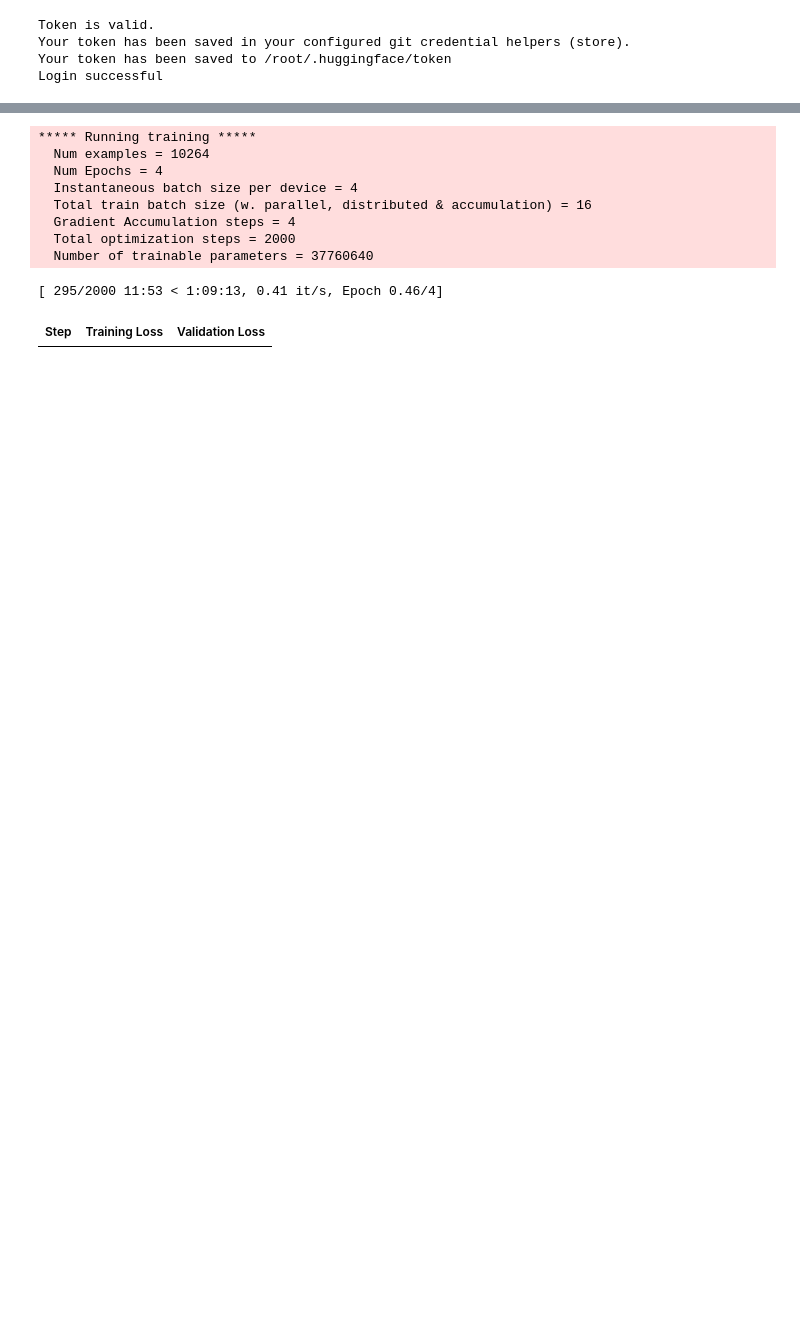
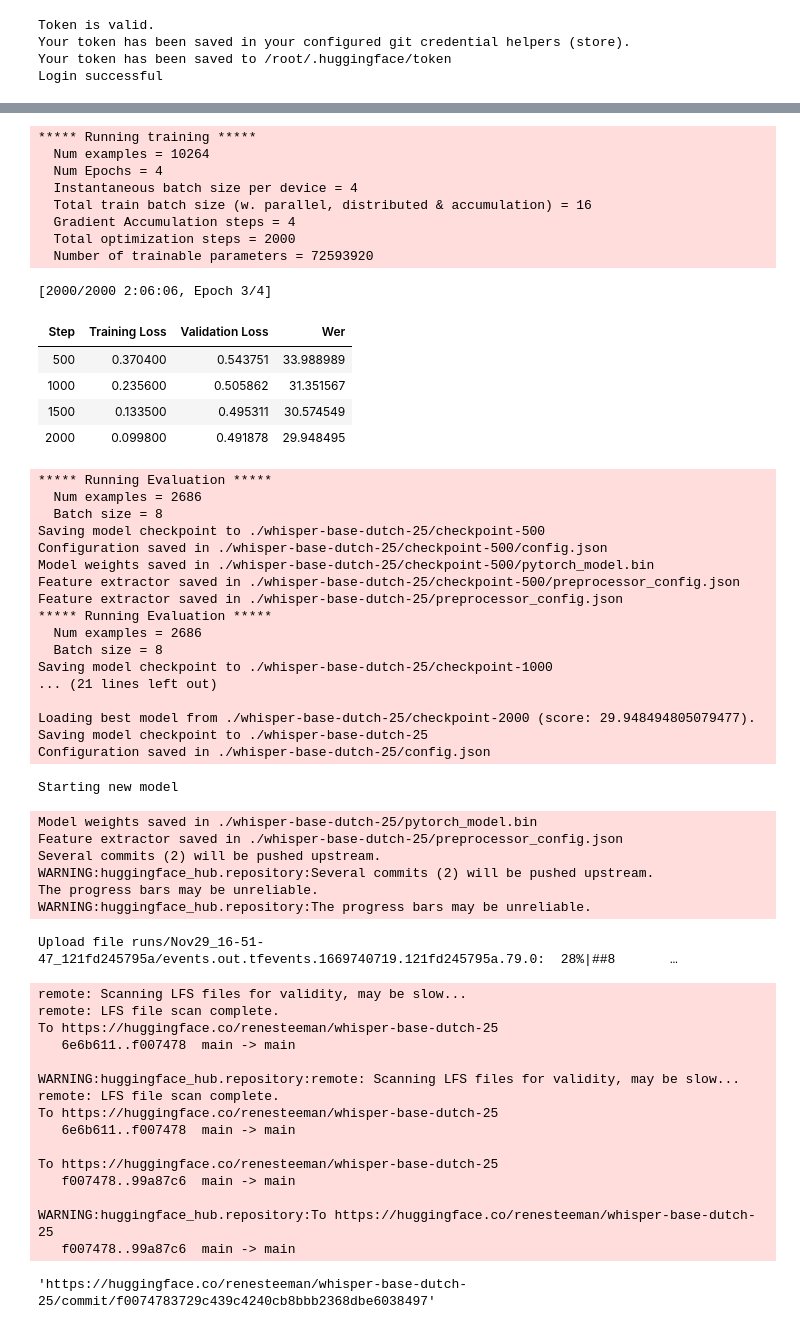
Before and after one commit to renesteeman/ScalableMLProject, a Jupyter notebook: Lab 2/model_training.ipynb, the cells around one changed output, grey strips where cells are left out. Saved outputs shown, nothing was run; the diff lists cells and outputs as text; code cells hidden in the pictures; blank space fills up the shorter version.

Commit message:
model 3

```diff
--- a/Lab 2/model_training.ipynb
+++ b/Lab 2/model_training.ipynb
@@ -59,16 +59,16 @@ Login successful
 # original (tiny-15): common_voice_processed.hf
 # tiny-25: common_voice_processed_tiny_25.hf
 # base-25: common_voice_processed_base_25.hf
-common_voice = load_from_disk("/content/drive/MyDrive/Scalable/lab2/common_voice_processed_tiny_25.hf")
+common_voice = load_from_disk("/content/drive/MyDrive/Scalable/lab2/common_voice_processed_base_25.hf")
 # %%
 # Load model
 # To improve performance, one could go for a larger model, but this would require a lot more time and resources to train
-feature_extractor = WhisperFeatureExtractor.from_pretrained("openai/whisper-tiny")
-tokenizer = WhisperTokenizer.from_pretrained("openai/whisper-tiny", language="Dutch", task="transcribe")
-processor = WhisperProcessor.from_pretrained("openai/whisper-tiny", language="Dutch", task="transcribe")
+feature_extractor = WhisperFeatureExtractor.from_pretrained("openai/whisper-base")
+tokenizer = WhisperTokenizer.from_pretrained("openai/whisper-base", language="Dutch", task="transcribe")
+processor = WhisperProcessor.from_pretrained("openai/whisper-base", language="Dutch", task="transcribe")
 # %%
 # To improve performance, one could go for a larger model, but this would require a lot more time and resources to train
-processor = WhisperProcessor.from_pretrained("openai/whisper-tiny", language="Dutch", task="transcribe")
+processor = WhisperProcessor.from_pretrained("openai/whisper-base", language="Dutch", task="transcribe")
 
 @dataclass
 class DataCollatorSpeechSeq2SeqWithPadding:
@@ -119,7 +119,7 @@ def compute_metrics(pred):
     return {"wer": wer}
 
 # Load a pre-trained checkpoint for Whisper
-model = WhisperForConditionalGeneration.from_pretrained("openai/whisper-tiny")
+model = WhisperForConditionalGeneration.from_pretrained("openai/whisper-base")
 
 # Some model configs
 model.config.forced_decoder_ids = None
@@ -127,7 +127,7 @@ model.config.suppress_tokens = []
 
 # Define training config, including pushing the model to HuggingFace
 training_args = Seq2SeqTrainingArguments(
-    output_dir="./whisper-tiny-dutch-25",  # change to a repo name of your choice
+    output_dir="./whisper-base-dutch-25",  # change to a repo name of your choice
     per_device_train_batch_size=4,
     gradient_accumulation_steps=4,  # increase by 2x for every 2x decrease in batch size
     learning_rate=1e-5,
@@ -173,34 +173,79 @@ added tokens file saved in ./whisper-tiny-dutch-25/added_tokens.json
 # %%
 # Model training, this takes *time* (luckily allows for checkpointing)
 try:
   trainer.train(resume_from_checkpoint=True)
   print("Using checkpoint")
 except:
   trainer.train()
   print("Starting new model")
 
 # Set args for saving the model on Hugging Face
 kwargs = {
     "dataset_tags": "mozilla-foundation/common_voice_11_0",
     "dataset": "Common Voice 11.0",  # a 'pretty' name for the training dataset
     "dataset_args": "config: nl, split: test",
     "language": "nl",
-    "model_name": "Whisper Tiny Dutch 25",  # a 'pretty' name for our model
-    "finetuned_from": "openai/whisper-tiny",
+    "model_name": "Whisper Base Dutch 25",  # a 'pretty' name for our model
+    "finetuned_from": "openai/whisper-base",
     "tasks": "automatic-speech-recognition",
     "tags": "hf-asr-leaderboard",
 }
 
 # Push to Hugging Face
 trainer.push_to_hub(**kwargs)
 # %% [output]
 ***** Running training *****
   Num examples = 10264
   Num Epochs = 4
   Instantaneous batch size per device = 4
   Total train batch size (w. parallel, distributed & accumulation) = 16
   Gradient Accumulation steps = 4
   Total optimization steps = 2000
-  Number of trainable parameters = 37760640
+  Number of trainable parameters = 72593920
-[ 295/2000 11:53 < 1:09:13, 0.41 it/s, Epoch 0.46/4]
+[2000/2000 2:06:06, Epoch 3/4]
-| Step | Training Loss | Validation Loss |
+| Step | Training Loss | Validation Loss | Wer |
+| 500 | 0.370400 | 0.543751 | 33.988989 |
+| 1000 | 0.235600 | 0.505862 | 31.351567 |
+| 1500 | 0.133500 | 0.495311 | 30.574549 |
+| 2000 | 0.099800 | 0.491878 | 29.948495 |
+***** Running Evaluation *****
+  Num examples = 2686
+  Batch size = 8
+Saving model checkpoint to ./whisper-base-dutch-25/checkpoint-500
+Configuration saved in ./whisper-base-dutch-25/checkpoint-500/config.json
+Model weights saved in ./whisper-base-dutch-25/checkpoint-500/pytorch_model.bin
+Feature extractor saved in ./whisper-base-dutch-25/checkpoint-500/preprocessor_config.json
+Feature extractor saved in ./whisper-base-dutch-25/preprocessor_config.json
+***** Running Evaluation *****
+  Num examples = 2686
+  Batch size = 8
+Saving model checkpoint to ./whisper-base-dutch-25/checkpoint-1000
+... (21 lines left out)
+
+Loading best model from ./whisper-base-dutch-25/checkpoint-2000 (score: 29.948494805079477).
+Saving model checkpoint to ./whisper-base-dutch-25
+Configuration saved in ./whisper-base-dutch-25/config.json
+Starting new model
+Model weights saved in ./whisper-base-dutch-25/pytorch_model.bin
+Feature extractor saved in ./whisper-base-dutch-25/preprocessor_config.json
+Several commits (2) will be pushed upstream.
+WARNING:huggingface_hub.repository:Several commits (2) will be pushed upstream.
+The progress bars may be unreliable.
+WARNING:huggingface_hub.repository:The progress bars may be unreliable.
+Upload file runs/Nov29_16-51-47_121fd245795a/events.out.tfevents.1669740719.121fd245795a.79.0:  28%|##8       …
+remote: Scanning LFS files for validity, may be slow...
+remote: LFS file scan complete.
+To https://huggingface.co/renesteeman/whisper-base-dutch-25
+   6e6b611..f007478  main -> main
+
+WARNING:huggingface_hub.repository:remote: Scanning LFS files for validity, may be slow...
+remote: LFS file scan complete.
+To https://huggingface.co/renesteeman/whisper-base-dutch-25
+   6e6b611..f007478  main -> main
+
+To https://huggingface.co/renesteeman/whisper-base-dutch-25
+   f007478..99a87c6  main -> main
+
+WARNING:huggingface_hub.repository:To https://huggingface.co/renesteeman/whisper-base-dutch-25
+   f007478..99a87c6  main -> main
+'https://huggingface.co/renesteeman/whisper-base-dutch-25/commit/f0074783729c439c4240cb8bbb2368dbe6038497'
```
Also changed, not shown: parts of 2 cells of this notebook.
